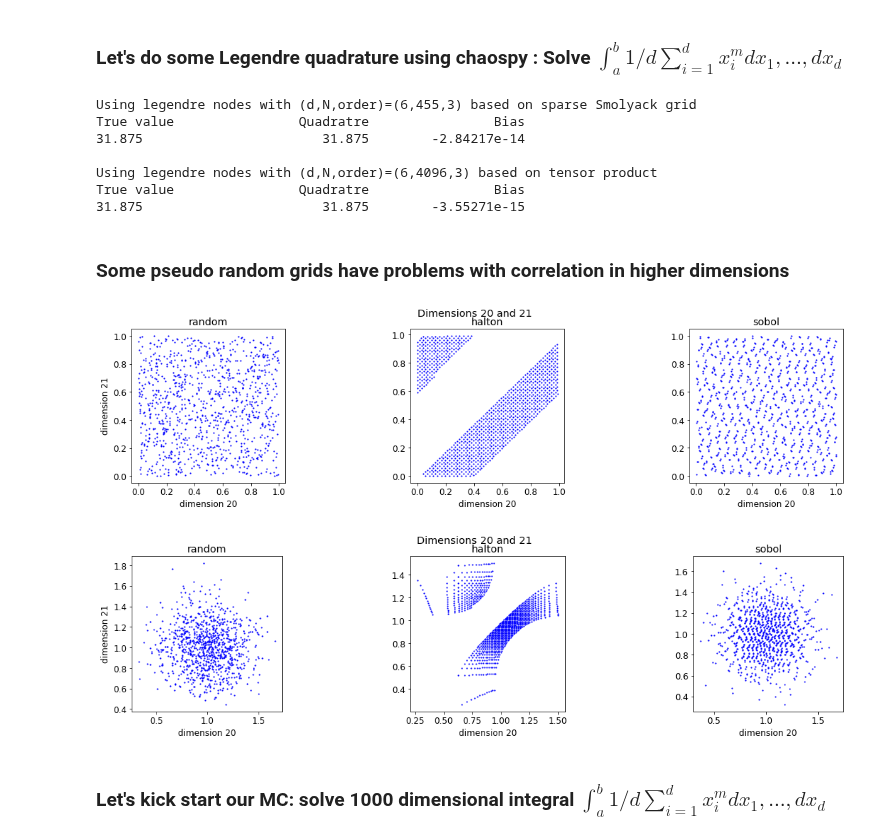
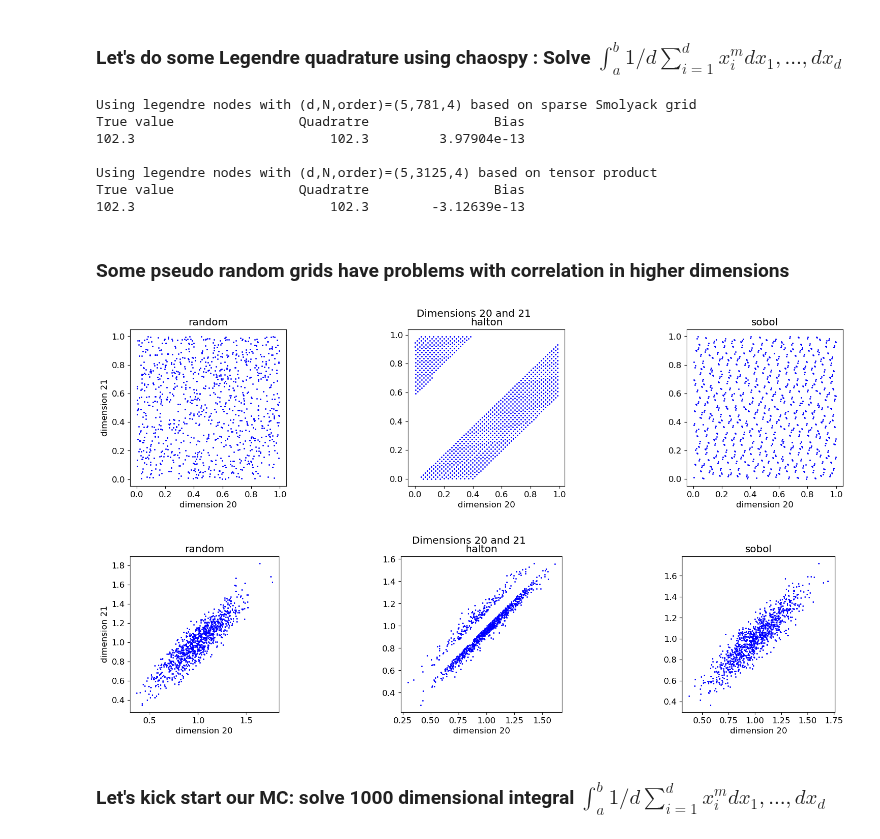
Before and after one commit to bschjerning/dp_ucph, a Jupyter notebook: 1_theory_tools/04_multi_d_integration.ipynb, the cells around one changed output. Saved outputs shown, nothing was run; the diff lists cells and outputs as text; code cells hidden in the pictures.

```diff
--- a/1_theory_tools/04_multi_d_integration.ipynb
+++ b/1_theory_tools/04_multi_d_integration.ipynb
@@ -293,10 +301,10 @@ def plot_draws(n=20, d=2, transform=None, print_out=False,
         distribution = chaospy.Iid(chaospy.Uniform(0, 1), d)
         if rule=='legendre_tensor':  # legendre nodes on [a,b] interval
             order=int(n**(1/d))-1
-            x, w = chaospy.generate_quadrature(order, distribution, rule=("gauss_legendre"), sparse=False)
+            x, w = chaospy.generate_quadrature(order, distribution, rule=("legendre"), sparse=False)
         elif rule=='legendre_sparse':  # legendre nodes on [a,b] interval
             order=int(n**(1/d))-1
-            x, w = chaospy.generate_quadrature(order, distribution, rule=("gauss_legendre"), sparse=True)
+            x, w = chaospy.generate_quadrature(order, distribution, rule=("legendre"), sparse=True)
         else:  # take random draws (dxN)
             order=n
             x=chaospy.generate_samples(n, domain=d, rule=rule)  # take random draws (dxN)
@@ -376,7 +384,7 @@ def inv_multnorm(u, μ, Σ):
     return μ + L @ scipy.stats.norm.ppf(u); # transform uniform to mutivariate normal
 
 d=3;      # dimension of x
-N=1000   # number of samples
+N=10000   # number of samples
 Σ = build_sigma(d, σ = 1, c=.5, print_out=True) # Variance-covariance matrix
 u=np.random.random(size=(d,N)) # Generate uniform samples, u ~ U[0,1]
 x=inv_multnorm(u, μ=1, Σ=Σ)       # Transform u to multivarite Normal with x~N(μ, Σ)
@@ -421,7 +429,7 @@ dim(x)=  5 order= 3125  N== 3125  , rule= sobol
 def gauss_legendre(f, order=5, d=1, a=0, b=1, sparse=False, output=False, true_val=None):
     '''Compute the integral on [a, b]^d using gaussian quadrature with sample size N'''
     distribution = chaospy.Iid(chaospy.Uniform(0, 1), d)
-    x0, w0 = chaospy.generate_quadrature(order, distribution, 'gauss_legendre', sparse)
+    x0, w0 = chaospy.generate_quadrature(order, distribution, 'legendre', sparse)
     x=(b-a)*x0+a      # adjust to interval [a, b]
     fx=f(x)           # evaluate f(x) adjusted to interval [a, b]
     Qn = np.sum((b-a)*fx*w0) # quadrture rule
@@ -436,34 +444,34 @@ def gauss_legendre(f, order=5, d=1, a=0, b=1, sparse=False, output=False, true_v
             print('%-15s%20s' % ('Estimate'))
             print('%-15g%20g\n' % (Qn.round(10)))
     return Qn
-# We should be able to approximate an integral whose integgrand can be perectly approximated
+# We should be able to approximate an integral whose integrand can be perectly approximated
 # by a polynomial of degree m=2*(order+1)-1
-d=6
-N=4**d                     # Total number of nodes in tensor grid
+d=5
+N=5**d                     # Total number of nodes in tensor grid
 order=int((N-d)**(1/d))    # order that gives N nodes in tensor product basis
-a=-1; b=2; m=7;            # try different number of draws N, number of dimensions d, and exponents m
+a=-1; b=2; m=9;            # try different number of draws N, number of dimensions d, and exponents m
 f= lambda x: np.mean(x**m, axis=0);  # function to integrate from a to b
 for sparse in [True, False]:
     Qn= gauss_legendre(f, order, d, a, b, sparse, output=True, true_val=1/(m+1)*(b**(m+1)-a**(m+1)))
 # %% [output]
-Using legendre nodes with (d,N,order)=(6,455,3) based on sparse Smolyack grid
+Using legendre nodes with (d,N,order)=(5,781,4) based on sparse Smolyack grid
 True value                Quadratre                Bias
-31.875                       31.875        -2.84217e-14
+102.3                         102.3         3.97904e-13
 
-Using legendre nodes with (d,N,order)=(6,4096,3) based on tensor product
+Using legendre nodes with (d,N,order)=(5,3125,4) based on tensor product
 True value                Quadratre                Bias
-31.875                       31.875        -3.55271e-15
+102.3                         102.3        -3.12639e-13
 # %% [markdown]
 ### Some pseudo random grids have problems with correlation in higher dimensions
 # %%
 d=21 # try 2, 21, 100 and 200
 n=1000;
-Σ = build_sigma(d, σ = 1, c=0, print_out=False) # build variance-covariance matrix
+Σ = build_sigma(d, σ = 1, c=.9, print_out=False) # build variance-covariance matrix
 plot_draws(n, d, dims=(d-1,d), rules=["random", "halton", "sobol"])
 plot_draws(n, d, dims=(d-1,d), transform=lambda u: inv_multnorm(u, μ=1, Σ=Σ), rules=["random", "halton", "sobol"])
 # %% [output]
-[figure, old version]
+[figure, new version]
-[figure, old version]
+[figure, new version]
 # %% [markdown]
 ### Let's kick start our MC: solve 1000 dimensional integral $\int_a^b 1/d \sum_{i=1}^d x_i^m dx_1,\dots,dx_d$
 # %%
```
Also changed, not shown: parts of 19 cells of this notebook.
